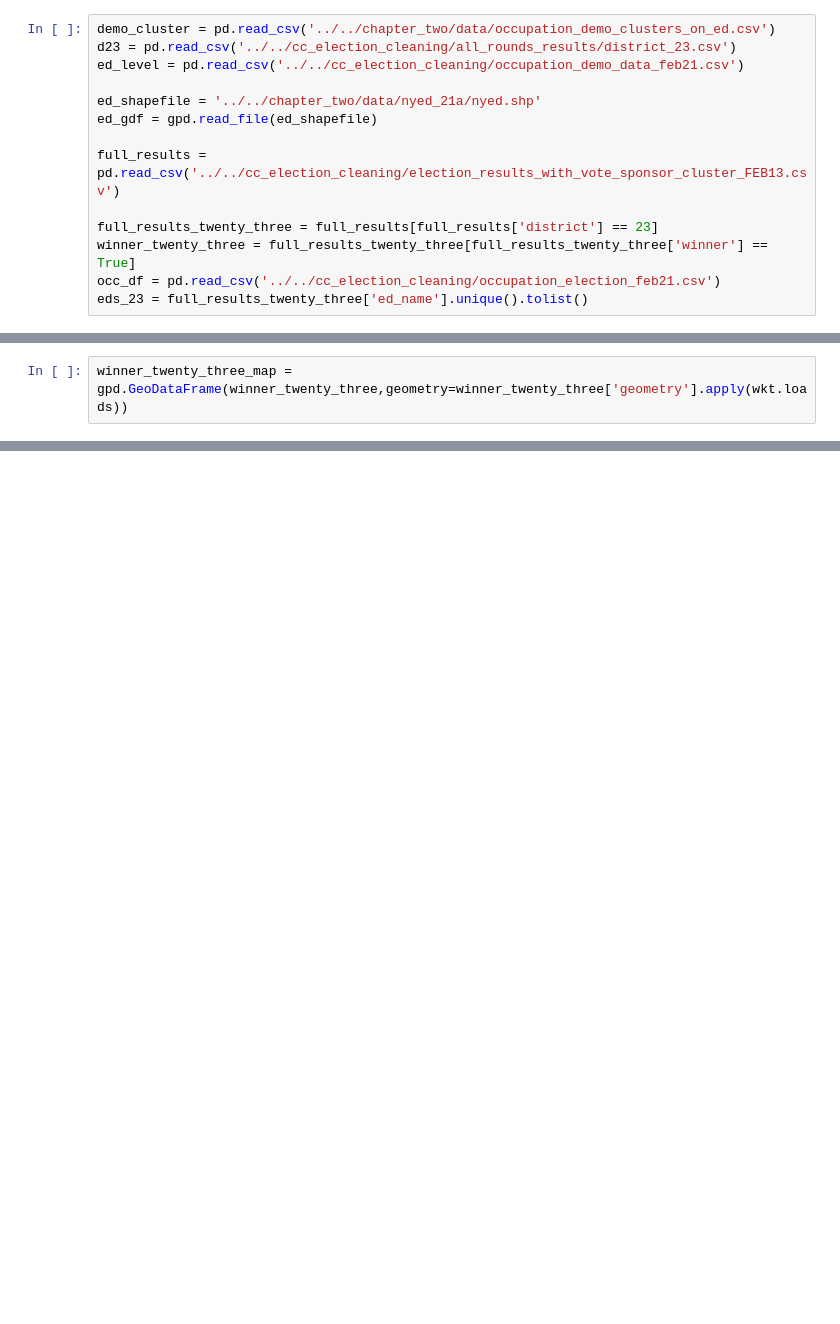
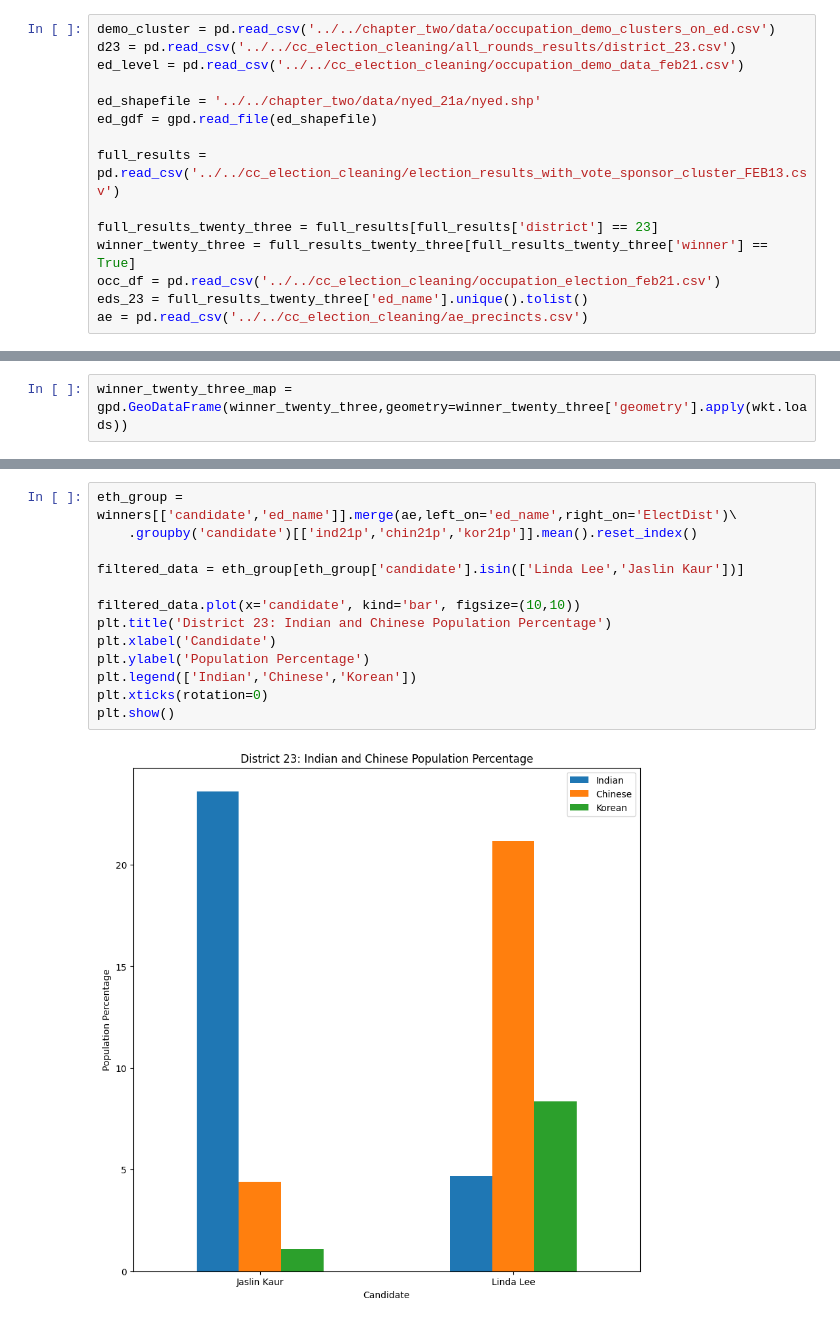
Before and after one commit to SamTGoodson/member_chapters, a Jupyter notebook: notebooks/district_23.ipynb, the cells around one changed output, grey strips where cells are left out. Saved outputs shown, nothing was run; the diff lists cells and outputs as text; blank space fills up the shorter version.

Commit message:
new districts

```diff
--- a/notebooks/district_23.ipynb
+++ b/notebooks/district_23.ipynb
@@ -29,6 +29,7 @@ full_results_twenty_three = full_results[full_results['district'] == 23]
 winner_twenty_three = full_results_twenty_three[full_results_twenty_three['winner'] == True]
 occ_df = pd.read_csv('../../cc_election_cleaning/occupation_election_feb21.csv')
 eds_23 = full_results_twenty_three['ed_name'].unique().tolist()
+ae = pd.read_csv('../../cc_election_cleaning/ae_precincts.csv')
 # %%
 full_results_twenty_three.groupby('candidate')['vote'].sum().sort_values(ascending=False)
 # %% [output]
@@ -103,0 +107,15 @@ Name: nha21p, dtype: float64
+# %%
+eth_group = winners[['candidate','ed_name']].merge(ae,left_on='ed_name',right_on='ElectDist')\
+    .groupby('candidate')[['ind21p','chin21p','kor21p']].mean().reset_index()
+
+filtered_data = eth_group[eth_group['candidate'].isin(['Linda Lee','Jaslin Kaur'])]
+
+filtered_data.plot(x='candidate', kind='bar', figsize=(10,10))
+plt.title('District 23: Indian and Chinese Population Percentage')
+plt.xlabel('Candidate')
+plt.ylabel('Population Percentage')
+plt.legend(['Indian','Chinese','Korean'])
+plt.xticks(rotation=0)
+plt.show()
+# %% [output]
+[figure, added]
```
Also changed, not shown: parts of 4 cells of this notebook, 7 other files.
